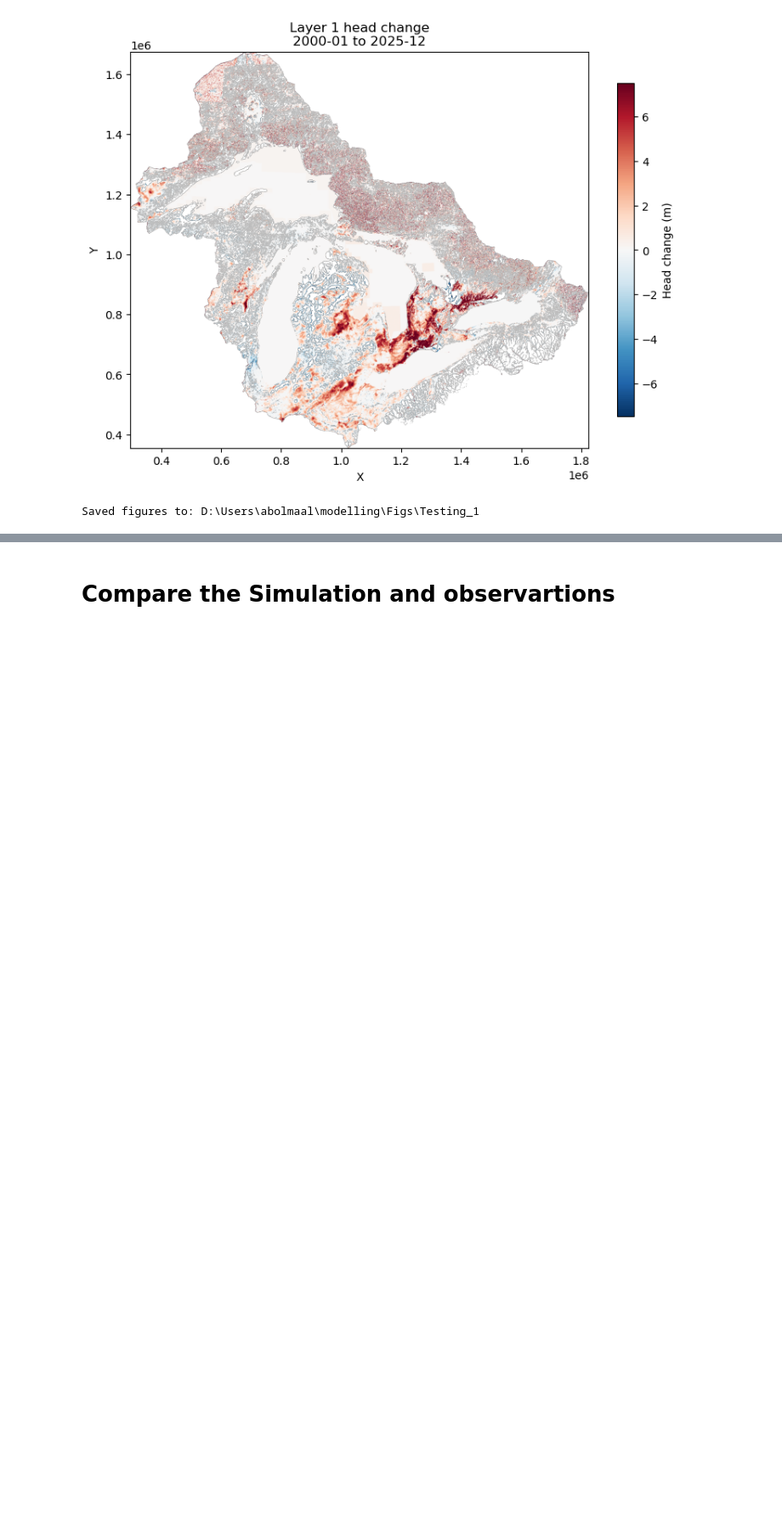
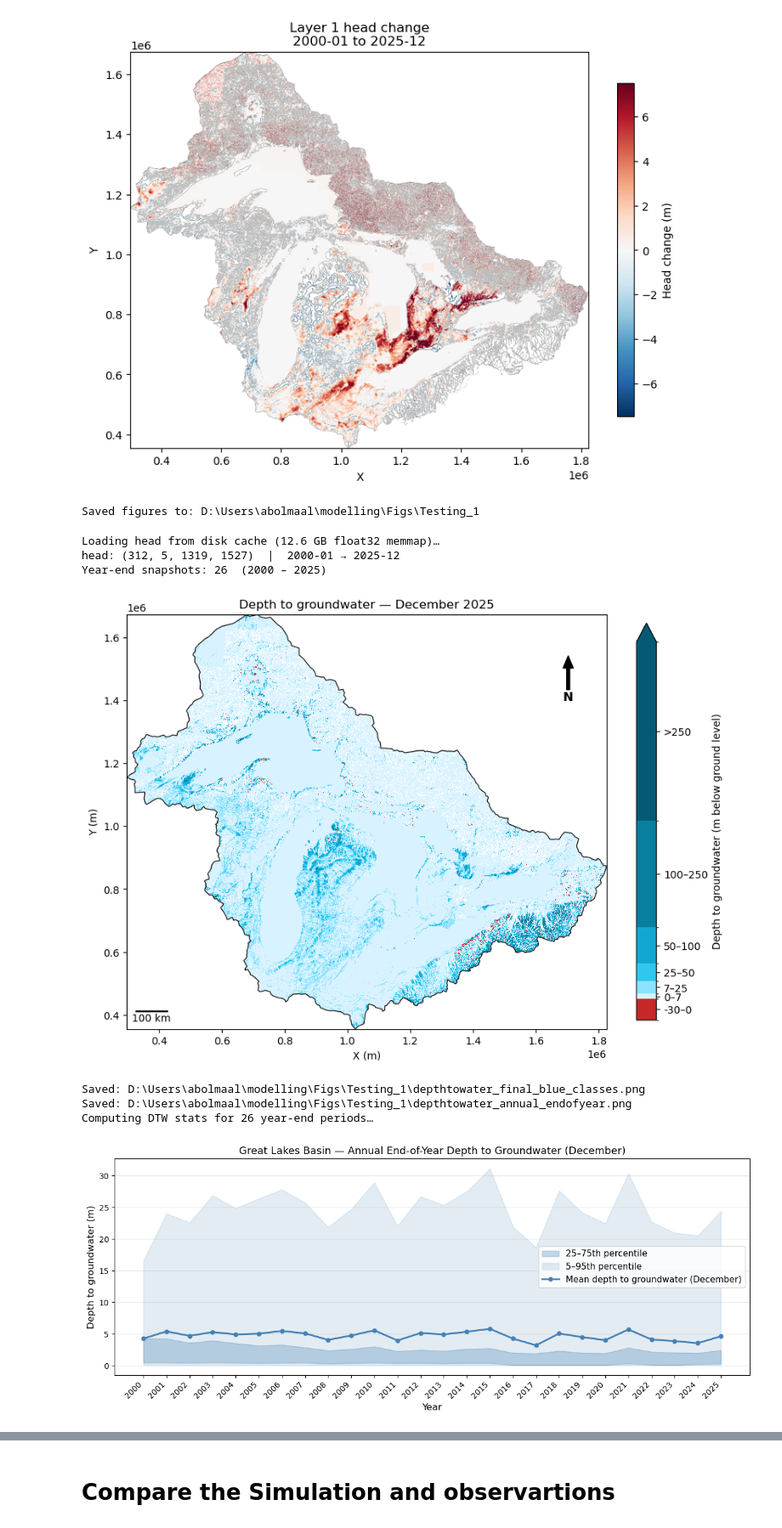
Before and after one commit to saminab/GreatLakesProject, a Jupyter notebook: flopysim/Modeflow6_OutputProcess.ipynb, the cells around one changed output, grey strips where cells are left out. Shown at 85% size. Saved outputs shown, nothing was run; the diff lists cells and outputs as text; code cells hidden in the pictures; blank space fills up the shorter version.

```diff
--- a/flopysim/Modeflow6_OutputProcess.ipynb
+++ b/flopysim/Modeflow6_OutputProcess.ipynb
@@ -628,7 +628,7 @@ print("\nHead change min/max (m):", np.nanmin(dh), np.nanmax(dh))
 # =========================================================
 # 8) Save final figures
 # =========================================================
-fig_dir = Path(r"D:\Users\abolmaal\modelling\Figs\Testing_1")
+fig_dir = fig_dir
 fig_dir.mkdir(exist_ok=True)
 
 # final water table
@@ -848,7 +848,7 @@ extent = get_extent(xorigin, yorigin, delr, delc, nrow, ncol)
 # ============================================================
 # YEAR-END INDICES  (December of each year 2000 – 2025)
 # ============================================================
-year_end_idx   = [i for i, d in enumerate(dates) if d.month == 4]
+year_end_idx   = [i for i, d in enumerate(dates) if d.month == 12]
 year_end_dates = [dates[i] for i in year_end_idx]
 n_years        = len(year_end_idx)
 print(f"Year-end snapshots: {n_years}  ({year_end_dates[0].year} – {year_end_dates[-1].year})")
@@ -984,30 +984,39 @@ ax.plot(_yr_yrs, _yr_mean,
         linewidth=2.2, color="steelblue", marker="o", markersize=5,
         label="Mean depth to groundwater (December)")
 
 ax.set_xlabel("Year", fontsize=12)
 ax.set_ylabel("Depth to groundwater (m)", fontsize=12)
 ax.set_title("Great Lakes Basin — Annual End-of-Year Depth to Groundwater (December)", fontsize=13)
 ax.set_xticks(_yr_yrs)
 ax.set_xticklabels(_yr_yrs, rotation=45, ha="right", fontsize=10)
 ax.legend(fontsize=11)
 ax.grid(axis="y", alpha=0.3)
 plt.tight_layout()
 plt.savefig(out_fig_ts, dpi=300, bbox_inches="tight")
 plt.show()
 print(f"Saved: {out_fig_ts}")
 
 # ============================================================
 # SUMMARY
 # ============================================================
 print(f"\n=== All figures saved to {fig_dir} ===")
 print(f"  {out_fig_final}")
 print(f"  {out_fig_annual}")
 print(f"  {out_fig_ts}")
 
 active      = idomain[0] > 0
 valid_final = dtw_final[active]
 print("\nFinal DTW stats (Dec 2025, active cells):")
 for pct in [5, 25, 50, 75, 95]:
     print(f"  p{pct:2d}: {np.nanpercentile(valid_final, pct):8.1f} m")
 print(f"  Negative DTW cells (artesian): "
       f"{int(np.sum(get_depth_to_water(head[-1], idomain, top, clip_negative=False)[active] < 0)):,}")
+# %% [output]
+Loading head from disk cache (12.6 GB float32 memmap)…
+head: (312, 5, 1319, 1527)  |  2000-01 → 2025-12
+Year-end snapshots: 26  (2000 – 2025)
+[figure, added]
+Saved: D:\Users\abolmaal\modelling\Figs\Testing_1\depthtowater_final_blue_classes.png
+Saved: D:\Users\abolmaal\modelling\Figs\Testing_1\depthtowater_annual_endofyear.png
+Computing DTW stats for 26 year-end periods…
+[figure, added]
```
Also changed, not shown: parts of 3 cells of this notebook, 1 other file.
